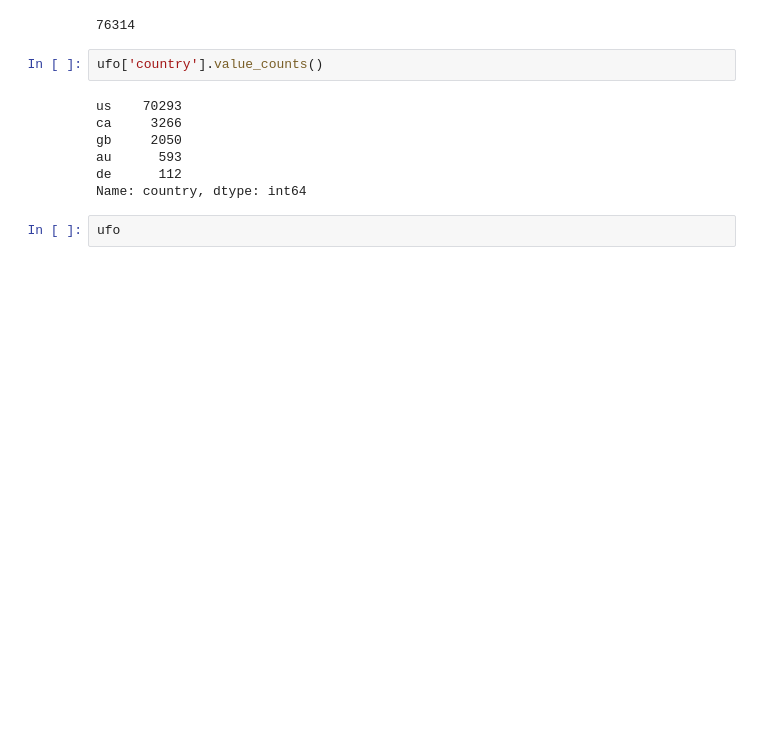
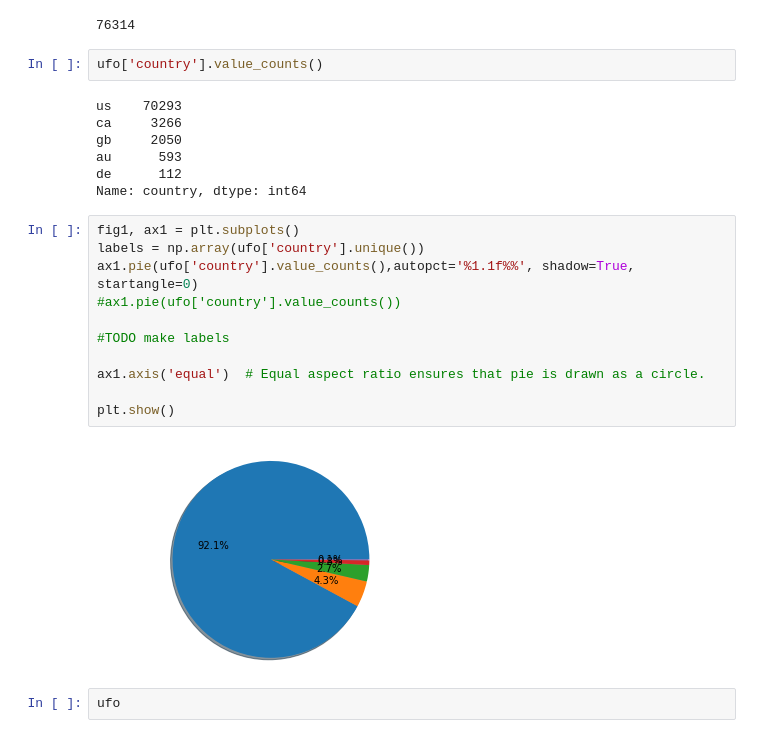
Before and after one commit to Lucas-vdr-Horst/ufo-observations-ai, a Jupyter notebook: UFO_Notebook_Leerteam1_Group1.ipynb, the cells around one changed output. Cells and saved outputs as stored; diff of their text form; blank space fills up the shorter version.

```diff
--- a/UFO_Notebook_Leerteam1_Group1.ipynb
+++ b/UFO_Notebook_Leerteam1_Group1.ipynb
@@ -77,5 +146,18 @@ gb     2050
 au      593
 de      112
 Name: country, dtype: int64
+# %%
+fig1, ax1 = plt.subplots()
+labels = np.array(ufo['country'].unique())
+ax1.pie(ufo['country'].value_counts(),autopct='%1.1f%%', shadow=True, startangle=0)
+#ax1.pie(ufo['country'].value_counts())
+
+#TODO make labels
+
+ax1.axis('equal')  # Equal aspect ratio ensures that pie is drawn as a circle.
+
+plt.show()
+# %% [output]
+[figure, added]
 # %%
 ufo
```
Also changed, not shown: parts of 3 cells of this notebook.
